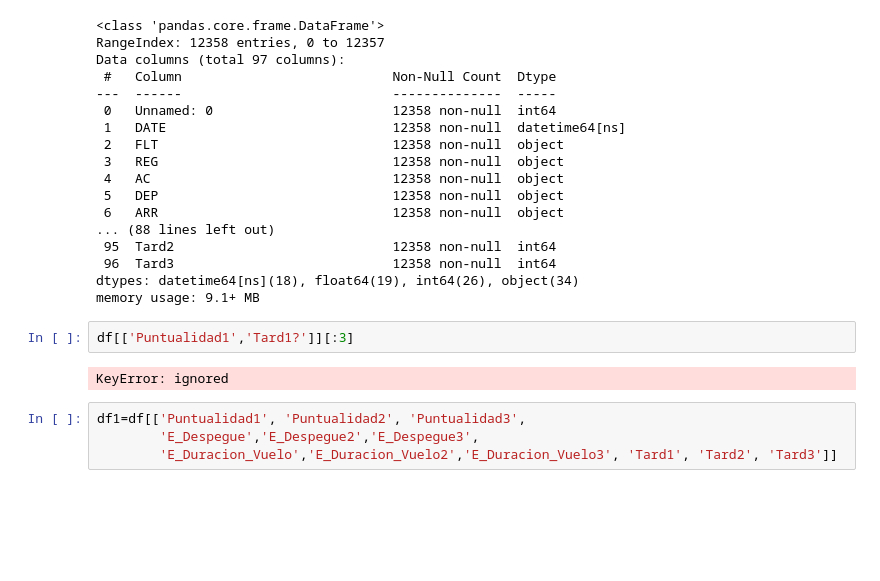
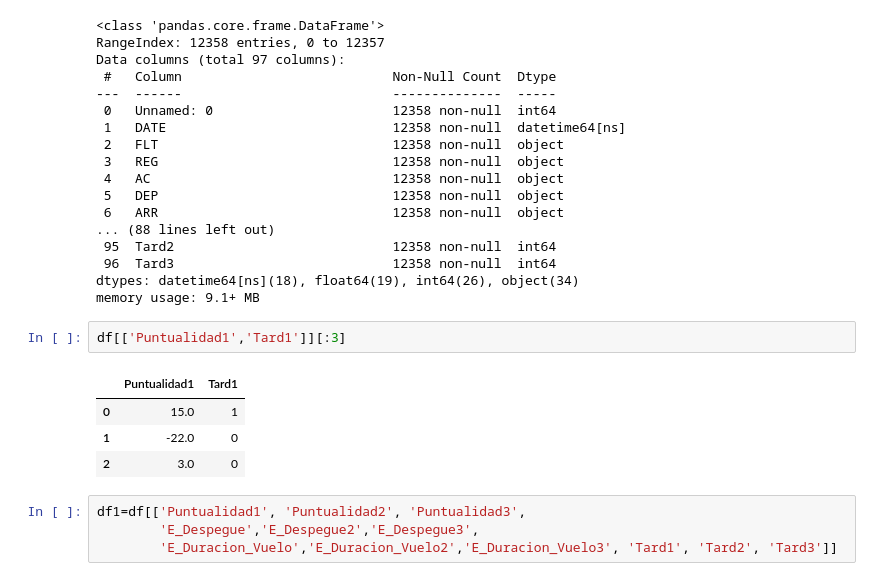
Before and after one commit to JMML2021/Avaluaci-final-per-passar-a-projecte, a Jupyter notebook: Companyia Aerea Algoritmes d’aprenentatge supervisat.ipynb, the cells around one changed output. Drawn from its saved outputs; the diff is of its cells as text; blank space fills up the shorter version.

```diff
--- a/Companyia Aerea Algoritmes d’aprenentatge supervisat.ipynb
+++ b/Companyia Aerea Algoritmes d’aprenentatge supervisat.ipynb
@@ -85,9 +85,12 @@ Data columns (total 97 columns):
 dtypes: datetime64[ns](18), float64(19), int64(26), object(34)
 memory usage: 9.1+ MB
 # %%
-df[['Puntualidad1','Tard1?']][:3]
+df[['Puntualidad1','Tard1']][:3]
 # %% [output]
-KeyError: ignored
+|  | Puntualidad1 | Tard1 |
+| 0 | 15.0 | 1 |
+| 1 | -22.0 | 0 |
+| 2 | 3.0 | 0 |
 # %%
 df1=df[['Puntualidad1', 'Puntualidad2', 'Puntualidad3',
         'E_Despegue','E_Despegue2','E_Despegue3',
```
Also changed, not shown: parts of 25 cells of this notebook.
